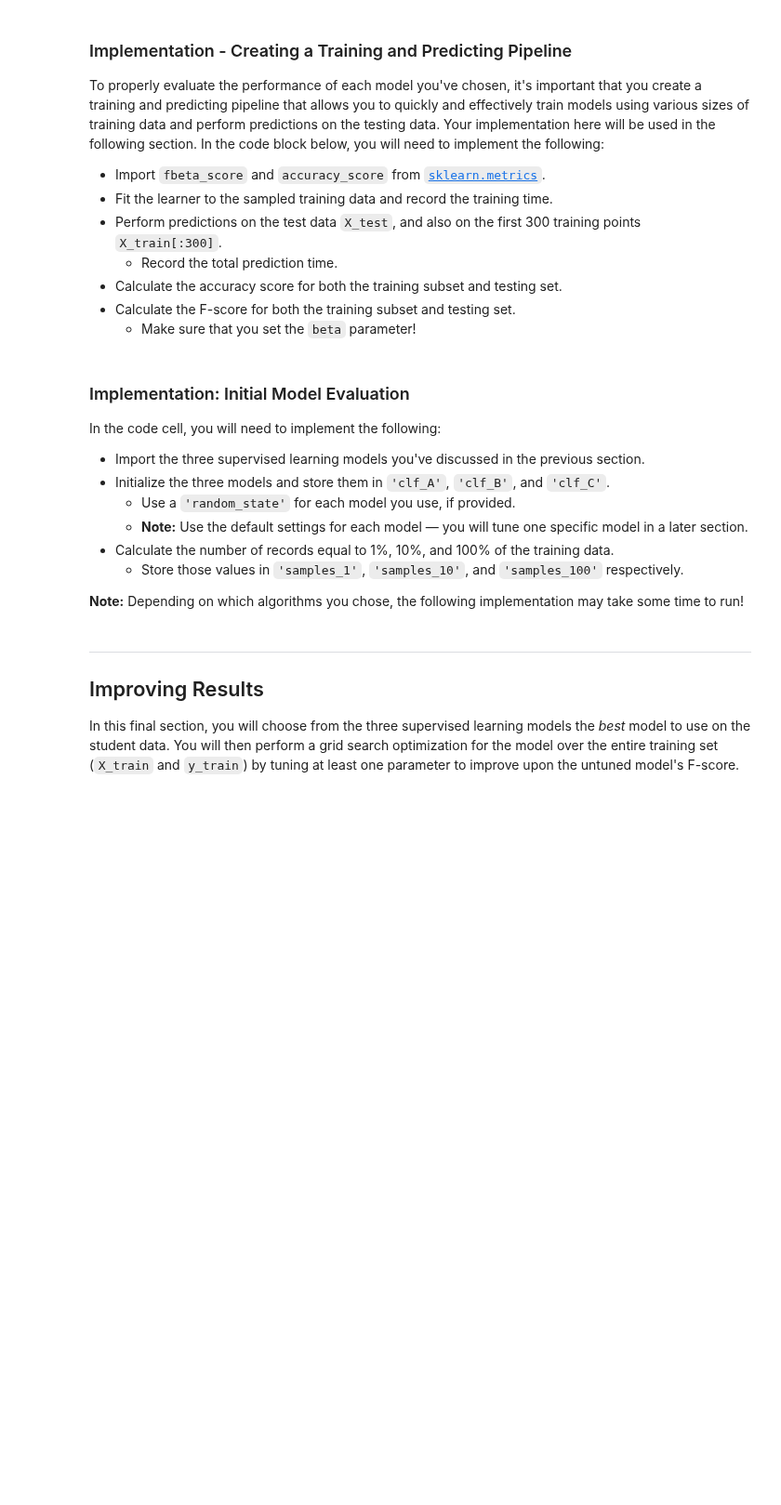
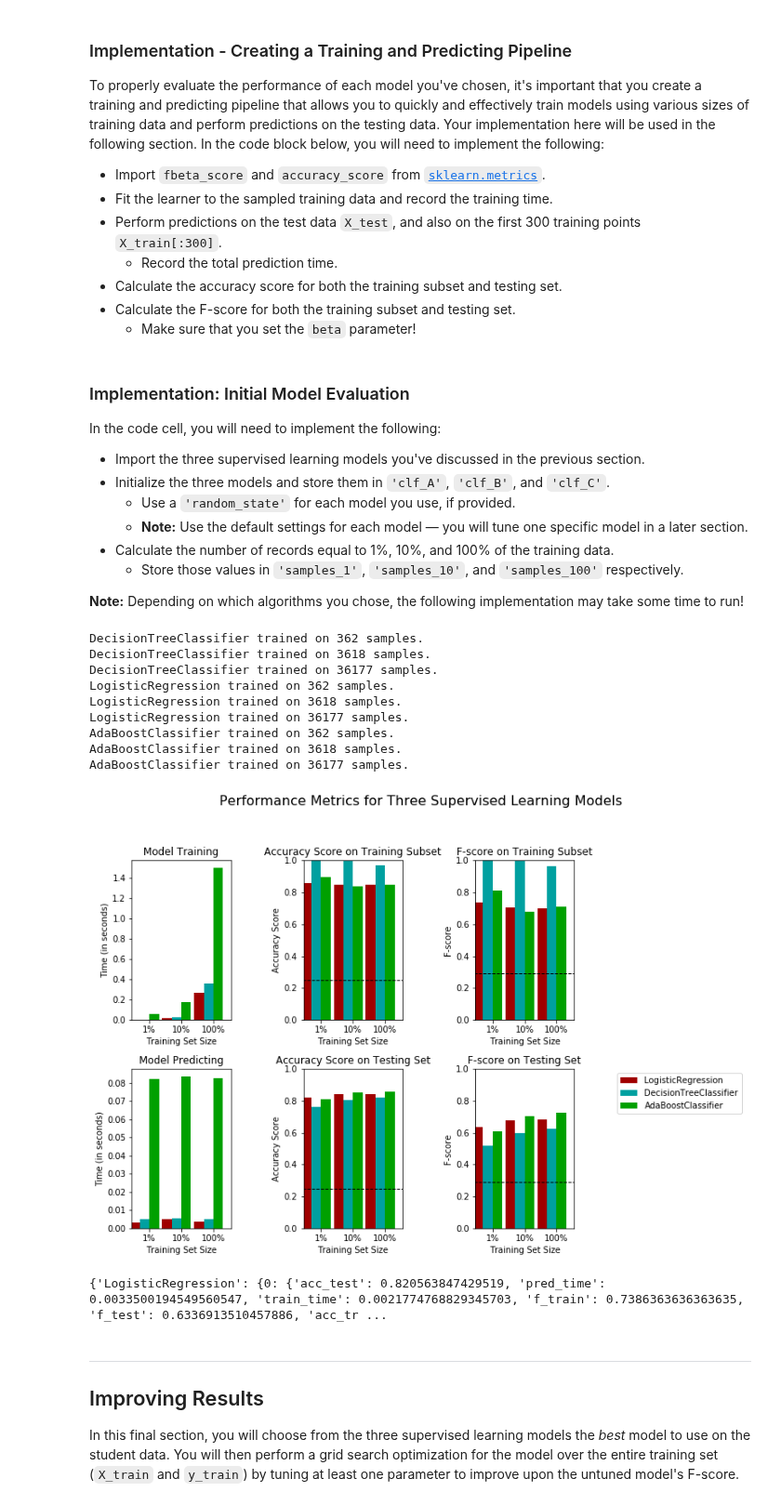
Before and after one commit to JoergStrebel/MachineLearningEngineerND, a Jupyter notebook: finding_donors/finding_donors.ipynb, the cells around one changed output. Shown at 93% size. Saved outputs shown, nothing was run; the diff lists cells and outputs as text; code cells hidden in the pictures; blank space fills up the shorter version.

```diff
--- a/finding_donors/finding_donors.ipynb
+++ b/finding_donors/finding_donors.ipynb
@@ -444,6 +446,8 @@ In the code block below, you will need to implement the following:
    - Make sure that you set the `beta` parameter!
 # %%
 # TODO: Import two metrics from sklearn - fbeta_score and accuracy_score
+from sklearn.metrics import fbeta_score, accuracy_score
+from time import strftime
 
 def train_predict(learner, sample_size, X_train, y_train, X_test, y_test):
     '''
@@ -454,39 +458,43 @@ def train_predict(learner, sample_size, X_train, y_train, X_test, y_test):
        - y_train: income training set
        - X_test: features testing set
        - y_test: income testing set
+    output:
+        - results dictionary with keys: train_time, pred_time, acc_train, acc_test, f_train, f_test
     '''
 
     results = {}
 
-    # TODO: Fit the learner to the training data using slicing with 'sample_size' using .fit(training_features[:], training_labels[:])
+    # TODO: Fit the learner to the training data using slicing with 'sample_size' using .fit(training_features[:],
+    # training_labels[:])
+
     start = time() # Get start time
-    learner = None
+    learner = learner.fit(X_train.iloc[:sample_size], y_train[:sample_size])
     end = time() # Get end time
 
     # TODO: Calculate the training time
-    results['train_time'] = None
+    results['train_time'] = end-start
 
     # TODO: Get the predictions on the test set(X_test),
     #       then get predictions on the first 300 training samples(X_train) using .predict()
     start = time() # Get start time
-    predictions_test = None
-    predictions_train = None
+    predictions_test = learner.predict(X_test)
+    predictions_train = learner.predict(X_train.iloc[:300])
     end = time() # Get end time
 
     # TODO: Calculate the total prediction time
-    results['pred_time'] = None
+    results['pred_time'] = end-start
 
     # TODO: Compute accuracy on the first 300 training samples which is y_train[:300]
-    results['acc_train'] = None
+    results['acc_train'] = accuracy_score(y_train[:300],predictions_train)
 
     # TODO: Compute accuracy on test set using accuracy_score()
-    results['acc_test'] = None
+    results['acc_test'] = accuracy_score(y_test,predictions_test)
 
     # TODO: Compute F-score on the the first 300 training samples using fbeta_score()
-    results['f_train'] = None
+    results['f_train'] = fbeta_score(y_train[:300],predictions_train,beta) #beta was defined above as a global variable
 
     # TODO: Compute F-score on the test set which is y_test
-    results['f_test'] = None
+    results['f_test'] = fbeta_score(y_test,predictions_test,beta)
 
     # Success
     print("{} trained on {} samples.".format(learner.__class__.__name__, sample_size))
@@ -506,31 +514,49 @@ In the code cell, you will need to implement the following:
 **Note:** Depending on which algorithms you chose, the following implementation may take some time to run!
 # %%
 # TODO: Import the three supervised learning models from sklearn
+from sklearn.tree import DecisionTreeClassifier
+from sklearn.linear_model import LogisticRegression
+from sklearn.ensemble import AdaBoostClassifier
+
+iRS=42
 
 # TODO: Initialize the three models
-clf_A = None
-clf_B = None
-clf_C = None
+clf_A = DecisionTreeClassifier(random_state=iRS)
+clf_B = LogisticRegression(random_state=iRS)
+clf_C = AdaBoostClassifier(random_state=iRS)
 
 # TODO: Calculate the number of samples for 1%, 10%, and 100% of the training data
 # HINT: samples_100 is the entire training set i.e. len(y_train)
 # HINT: samples_10 is 10% of samples_100 (ensure to set the count of the values to be `int` and not `float`)
 # HINT: samples_1 is 1% of samples_100 (ensure to set the count of the values to be `int` and not `float`)
-samples_100 = None
-samples_10 = None
-samples_1 = None
+samples_100 = len(y_train)
+samples_10 = round(len(y_train)*0.1)
+samples_1 = round(len(y_train)*0.01)
 
 # Collect results on the learners
 results = {}
 for clf in [clf_A, clf_B, clf_C]:
     clf_name = clf.__class__.__name__
     results[clf_name] = {}
     for i, samples in enumerate([samples_1, samples_10, samples_100]):
         results[clf_name][i] = \
         train_predict(clf, samples, X_train, y_train, X_test, y_test)
 
 # Run metrics visualization for the three supervised learning models chosen
 vs.evaluate(results, accuracy, fscore)
+print (results)
+# %% [output]
+DecisionTreeClassifier trained on 362 samples.
+DecisionTreeClassifier trained on 3618 samples.
+DecisionTreeClassifier trained on 36177 samples.
+LogisticRegression trained on 362 samples.
+LogisticRegression trained on 3618 samples.
+LogisticRegression trained on 36177 samples.
+AdaBoostClassifier trained on 362 samples.
+AdaBoostClassifier trained on 3618 samples.
+AdaBoostClassifier trained on 36177 samples.
+[figure, added]
+{'LogisticRegression': {0: {'acc_test': 0.820563847429519, 'pred_time': 0.0033500194549560547, 'train_time': 0.0021774768829345703, 'f_train': 0.7386363636363635, 'f_test': 0.6336913510457886, 'acc_tr ...
 # %% [markdown]
 ----
 ## Improving Results
```
Also changed, not shown: parts of 10 cells of this notebook, 3 other files.
